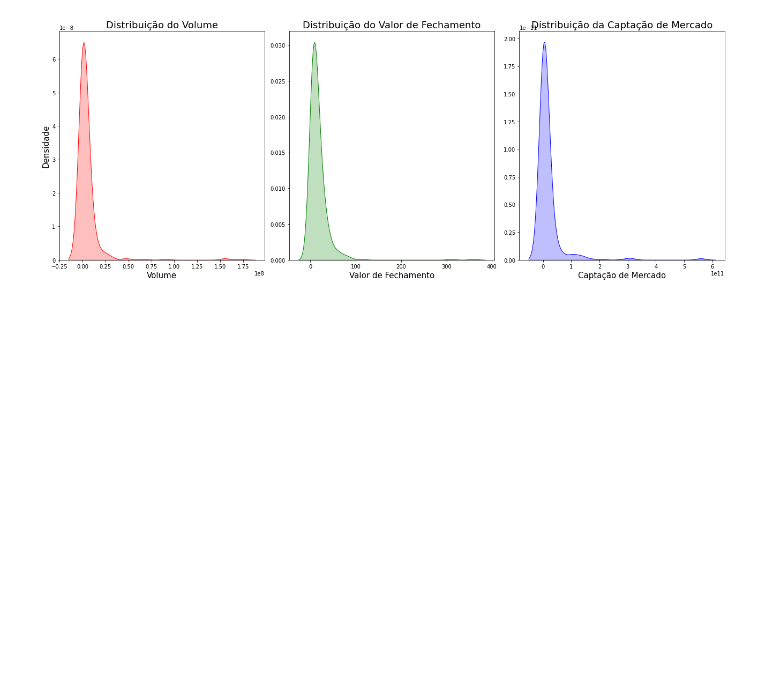
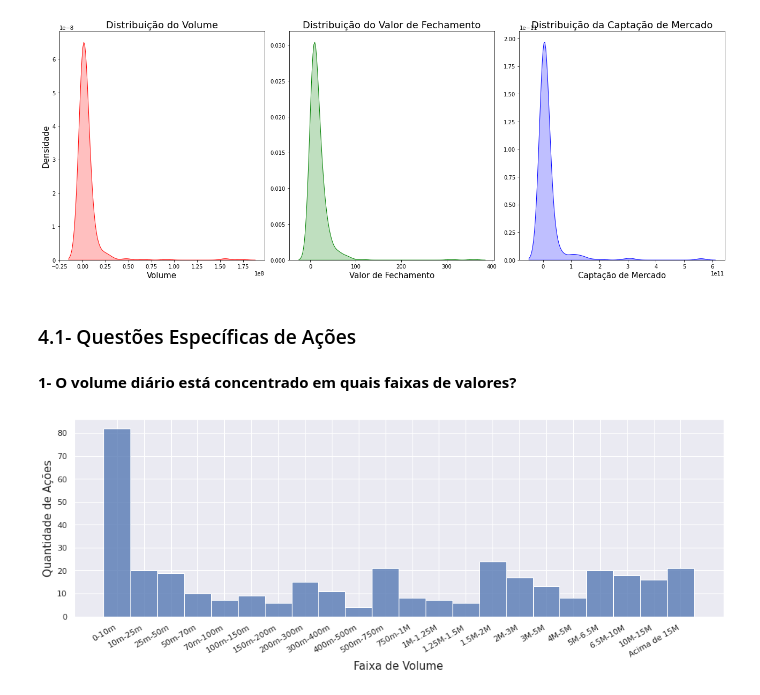
Before and after one commit to MateusNaza/Analise_de_acoes_com_bibliotecas_python, a Jupyter notebook: Requisição API usando Pandas.ipynb, the cells around one changed output. Cells and saved outputs as stored; diff of their text form; code cells hidden in the pictures; blank space fills up the shorter version.

Commit message:
UP: 9- Criação da coluna volume_category

```diff
--- a/Requisição API usando Pandas.ipynb
+++ b/Requisição API usando Pandas.ipynb
@@ -88,3 +92,13 @@ df = df[(~df['stock'].str.endswith('F'))]
+# %%
+# Criando novo DataFrame focado em Ações
+df_acao = df[(df['type'] == 'acao')].reset_index()
+
+# Definindo as faixas de valores para a coluna 'volume_category'
+bins = [0, 10000, 25000, 50000, 70000, 100000, 150000, 200000, 300000, 400000, 500000, 750000, 1000000, 1250000, 1500000, 2000000, 3000000, 4000000, 5000000, 6500000, 10000000, 15000000, np.inf]
+labels = ['0-10m', '10m-25m', '25m-50m', '50m-70m', '70m-100m', '100m-150m', '150m-200m','200m-300m', '300m-400m', '400m-500m', '500m-750m', '750m-1M', '1M-1.25M', '1.25M-1.5M', '1.5M-2M', '2M-3M', '3M-5M', '4M-5M', '5M-6.5M', '6.5M-10M', '10M-15M', 'Acima de 15M']
+
+# Criação da coluna 'volume_category'
+df_acao['volume_category'] = pd.cut(df_acao['volume'], bins=bins, labels=labels, right=False)
 # %% [markdown]
 ## 4- Gerando graficos
 # %% [markdown]
@@ -183,3 +197,18 @@ plt.tight_layout()
 plt.show()
 # %% [output]
 [figure]
+# %% [markdown]
+### 4.1- Questões Específicas de Ações
+# %% [markdown]
+**1- O volume diário está concentrado em quais faixas de valores?**
+# %%
+sns.set_theme(style='darkgrid', palette='deep')
+
+fig, ax = plt.subplots(1, 1, figsize=(16, 5))
+sns.histplot(data=df_acao, x='volume_category', ax=ax)
+plt.xlabel('Faixa de Volume', fontsize=15)
+plt.ylabel('Quantidade de Ações', fontsize=15)
+plt.xticks(rotation=30, ha='right')
+plt.show()
+# %% [output]
+[figure, added]
```
Also changed, not shown: parts of 1 cell of this notebook.
